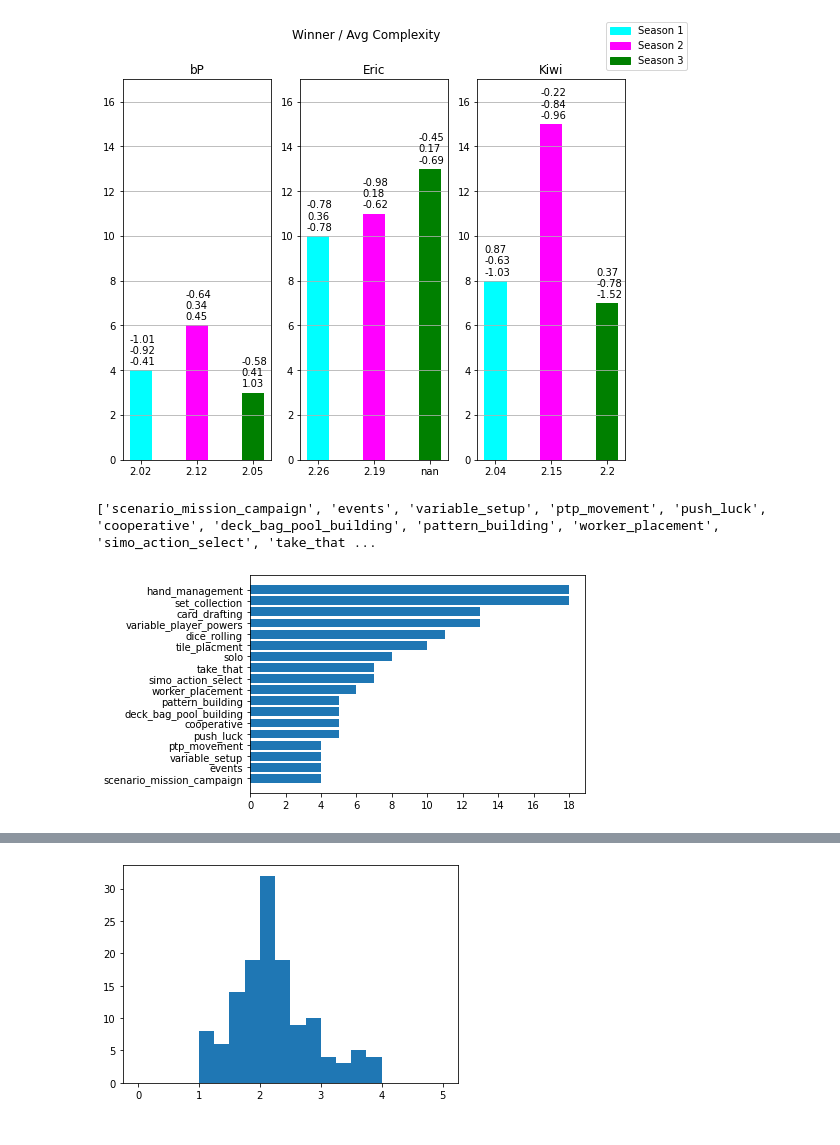
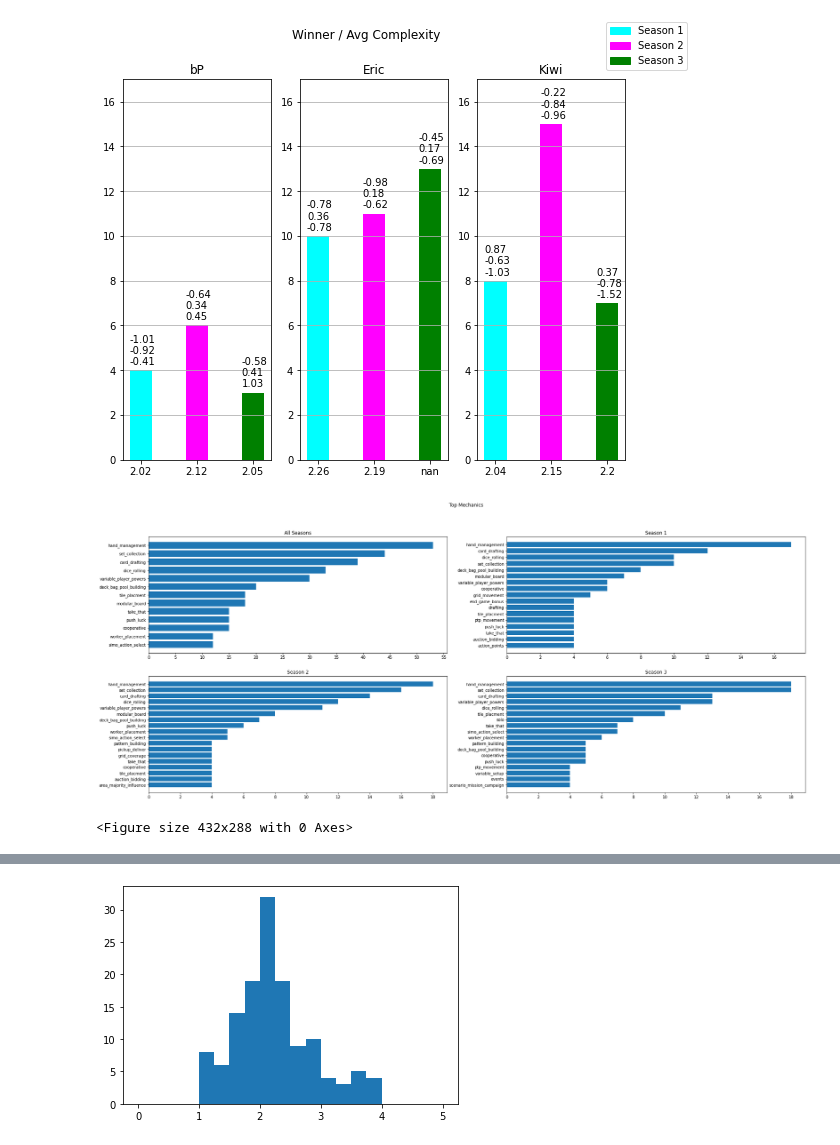
Before and after one commit to PNJaenichen/PNJaenichen.github.io, a Jupyter notebook: projects/firstTurnData/FTDataAnalysis.ipynb, the cells around one changed output, grey strips where cells are left out. Cells and saved outputs as stored; diff of their text form; code cells hidden in the pictures.

Commit message:
completed bar graph for top mechanics on each season

```diff
--- a/projects/firstTurnData/FTDataAnalysis.ipynb
+++ b/projects/firstTurnData/FTDataAnalysis.ipynb
@@ -112,13 +113,36 @@ build_player_wins(wins_and_complexity, 133, 'Kiwi')
 plt.show()
 # %% [output]
 [figure]
-# %%
-total_mechs = user_data[user_data['season']==3].loc[:,'advantage_token':'work_place_dice'].sum()
-filter_mechs = total_mechs.where(total_mechs >= 4)
-sorted_mechs = filter_mechs.dropna().sort_values(ascending=True)
-plt.barh(sorted_mechs.keys(), sorted_mechs)
-plt.xticks(np.arange(0,19, step=2))
-plt.show()
-# %% [output]
-['scenario_mission_campaign', 'events', 'variable_setup', 'ptp_movement', 'push_luck', 'cooperative', 'deck_bag_pool_building', 'pattern_building', 'worker_placement', 'simo_action_select', 'take_that ...
-[figure, removed]
+# %%
+total_mechs = user_data.loc[:,'advantage_token':'work_place_dice'].sum()
+total_mechs_sOne = user_data[user_data['season']==1].loc[:,'advantage_token':'work_place_dice'].sum()
+total_mechs_sTwo = user_data[user_data['season']==2].loc[:,'advantage_token':'work_place_dice'].sum()
+total_mechs_sThree = user_data[user_data['season']==3].loc[:,'advantage_token':'work_place_dice'].sum()
+filter_mechs = total_mechs.where(total_mechs >= 12)
+filter_mechs_sOne = total_mechs_sOne.where(total_mechs_sOne >= 4)
+filter_mechs_sTwo = total_mechs_sTwo.where(total_mechs_sTwo >= 4)
+filter_mechs_sThree = total_mechs_sThree.where(total_mechs_sThree >= 4)
+sorted_mechs = filter_mechs.dropna().sort_values(ascending=True)
+sorted_mechs_sOne = filter_mechs_sOne.dropna().sort_values(ascending=True)
+sorted_mechs_sTwo = filter_mechs_sTwo.dropna().sort_values(ascending=True)
+sorted_mechs_sThree = filter_mechs_sThree.dropna().sort_values(ascending=True)
+fig_mech = plt.figure(figsize=(30,12))
+fig_mech.add_subplot(221).barh(sorted_mechs.head(18).keys(), sorted_mechs.head(18))
+fig_mech.add_subplot(222).barh(sorted_mechs_sOne.keys(), sorted_mechs_sOne)
+fig_mech.add_subplot(223).barh(sorted_mechs_sTwo.keys(), sorted_mechs_sTwo)
+fig_mech.add_subplot(224).barh(sorted_mechs_sThree.keys(), sorted_mechs_sThree)
+fig_mech.axes[0].set_title('All Seasons')
+fig_mech.axes[1].set_title('Season 1')
+fig_mech.axes[2].set_title('Season 2')
+fig_mech.axes[3].set_title('Season 3')
+fig_mech.axes[0].xaxis.set_major_locator(ticker.MultipleLocator(5))
+fig_mech.axes[1].xaxis.set_major_locator(ticker.MultipleLocator(2))
+fig_mech.axes[2].xaxis.set_major_locator(ticker.MultipleLocator(2))
+fig_mech.axes[3].xaxis.set_major_locator(ticker.MultipleLocator(2))
+fig_mech.suptitle('Top Mechanics')
+
+plt.show()
+plt.clf()
+# %% [output]
+[figure, added]
+<Figure size 432x288 with 0 Axes>
```
Also changed, not shown: parts of 2 cells of this notebook.
